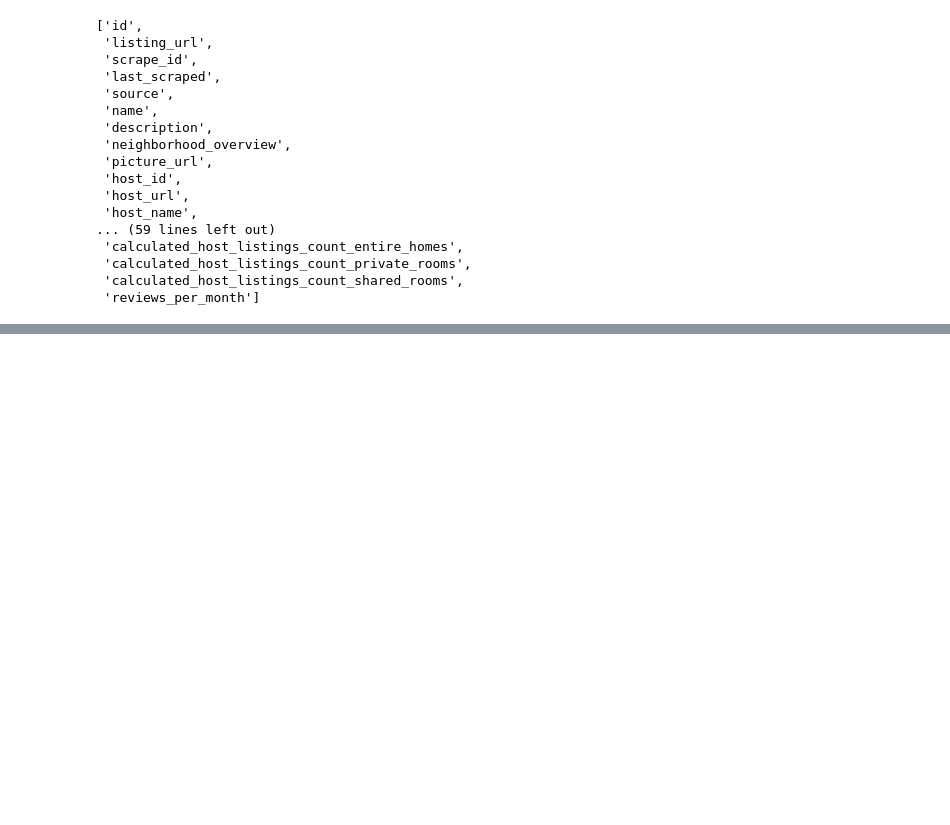
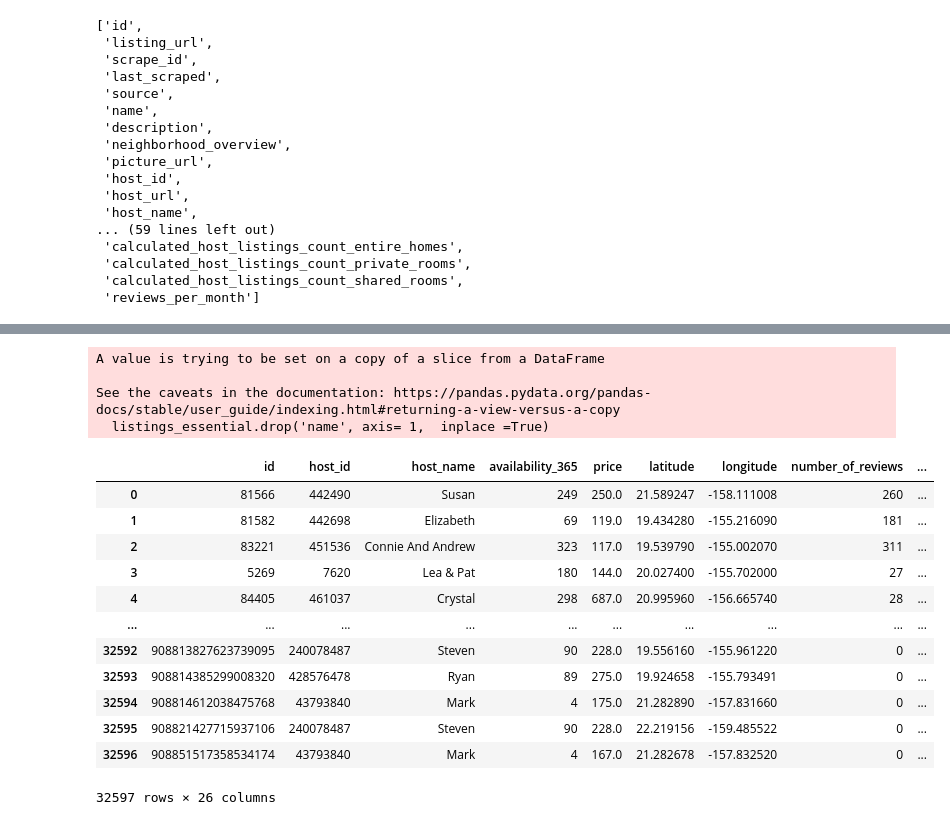
Before and after one commit to Jack-Merrett/hawaii_airbnb, a Jupyter notebook: notebooks/large_files_maniputaion.ipynb, the cells around one changed output, grey strips where cells are left out. Drawn from its saved outputs; the diff is of its cells as text; code cells hidden in the pictures; blank space fills up the shorter version.

```diff
--- a/notebooks/large_files_maniputaion.ipynb
+++ b/notebooks/large_files_maniputaion.ipynb
@@ -126,0 +202,19 @@ See the caveats in the documentation: https://pandas.pydata.org/pandas-docs/stab
+# %%
+# Filling unknown values in bathrooms, bedrooms, and beds
+listings_essential[['bathrooms', 'bedrooms', 'beds']] = listings_essential[['bathrooms', 'bedrooms', 'beds']].fillna(0)
+
+#Filling unknown values in host name
+listings_essential['host_name'].fillna('Unknown', inplace=True)
+
+#Filling unknown values in reviews with 0 as there is no score due to new properties.
+listings_essential[["review_scores_accuracy",
+"review_scores_cleanliness",
+"review_scores_checkin",
+"review_scores_communication",
+"review_scores_location",
+"review_scores_value"]] = listings_essential[["review_scores_accuracy",
+"review_scores_cleanliness",
+"review_scores_checkin",
+"review_scores_communication",
+"review_scores_location",
+"review_scores_value"]].fillna(0)
@@ -126,0 +236,2 @@ See the caveats in the documentation: https://pandas.pydata.org/pandas-docs/stab
+# %%
+listings_essential['review_scores_rating'].fillna(0, inplace=True)
@@ -138,0 +299,3 @@ Index(['id', 'name', 'host_id', 'host_name', 'neighbourhood_cleansed',
+# %%
+# Changing the data in the price column
+listings_essential['price'] = listings_essential['price'].str.replace('$', '').str.replace(',', '').astype(float)
@@ -138,0 +319,22 @@ Index(['id', 'name', 'host_id', 'host_name', 'neighbourhood_cleansed',
+# %%
+#droping the name column
+listings_essential.drop('name', axis= 1,  inplace =True)
+listings_essential
+# %% [output]
+A value is trying to be set on a copy of a slice from a DataFrame
+
+See the caveats in the documentation: https://pandas.pydata.org/pandas-docs/stable/user_guide/indexing.html#returning-a-view-versus-a-copy
+  listings_essential.drop('name', axis= 1,  inplace =True)
+|  | id | host_id | host_name | availability_365 | price | latitude | longitude | number_of_reviews | ... |
+| 0 | 81566 | 442490 | Susan | 249 | 250.0 | 21.589247 | -158.111008 | 260 | ... |
+| 1 | 81582 | 442698 | Elizabeth | 69 | 119.0 | 19.434280 | -155.216090 | 181 | ... |
+| 2 | 83221 | 451536 | Connie And Andrew | 323 | 117.0 | 19.539790 | -155.002070 | 311 | ... |
+| 3 | 5269 | 7620 | Lea & Pat | 180 | 144.0 | 20.027400 | -155.702000 | 27 | ... |
+| 4 | 84405 | 461037 | Crystal | 298 | 687.0 | 20.995960 | -156.665740 | 28 | ... |
+| ... | ... | ... | ... | ... | ... | ... | ... | ... | ... |
+| 32592 | 908813827623739095 | 240078487 | Steven | 90 | 228.0 | 19.556160 | -155.961220 | 0 | ... |
+| 32593 | 908814385299008320 | 428576478 | Ryan | 89 | 275.0 | 19.924658 | -155.793491 | 0 | ... |
+| 32594 | 908814612038475768 | 43793840 | Mark | 4 | 175.0 | 21.282890 | -157.831660 | 0 | ... |
+| 32595 | 908821427715937106 | 240078487 | Steven | 90 | 228.0 | 22.219156 | -159.485522 | 0 | ... |
+| 32596 | 908851517358534174 | 43793840 | Mark | 4 | 167.0 | 21.282678 | -157.832520 | 0 | ... |
+32597 rows × 26 columns
```
Also changed, not shown: parts of 42 cells of this notebook, 9 other files.
